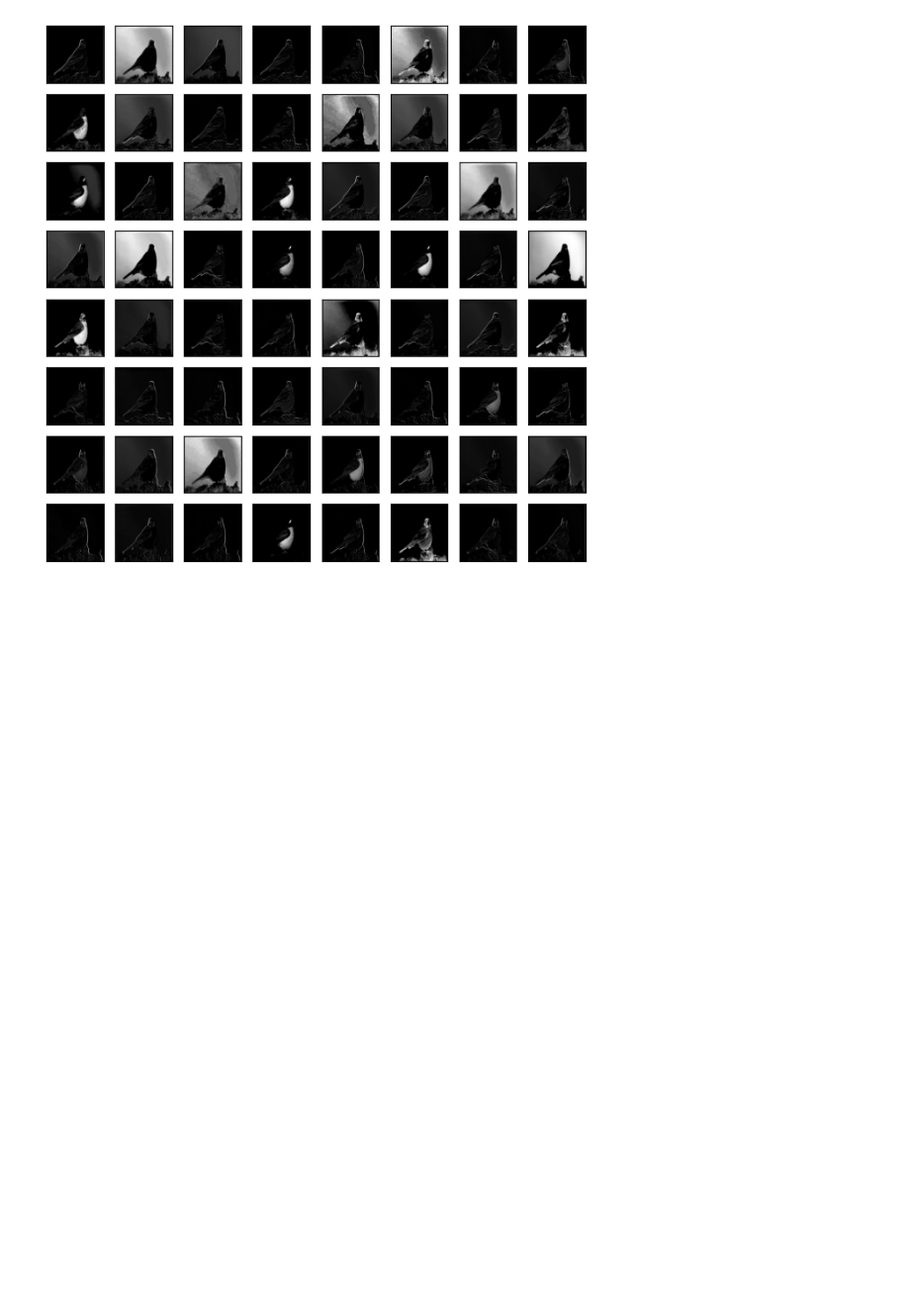
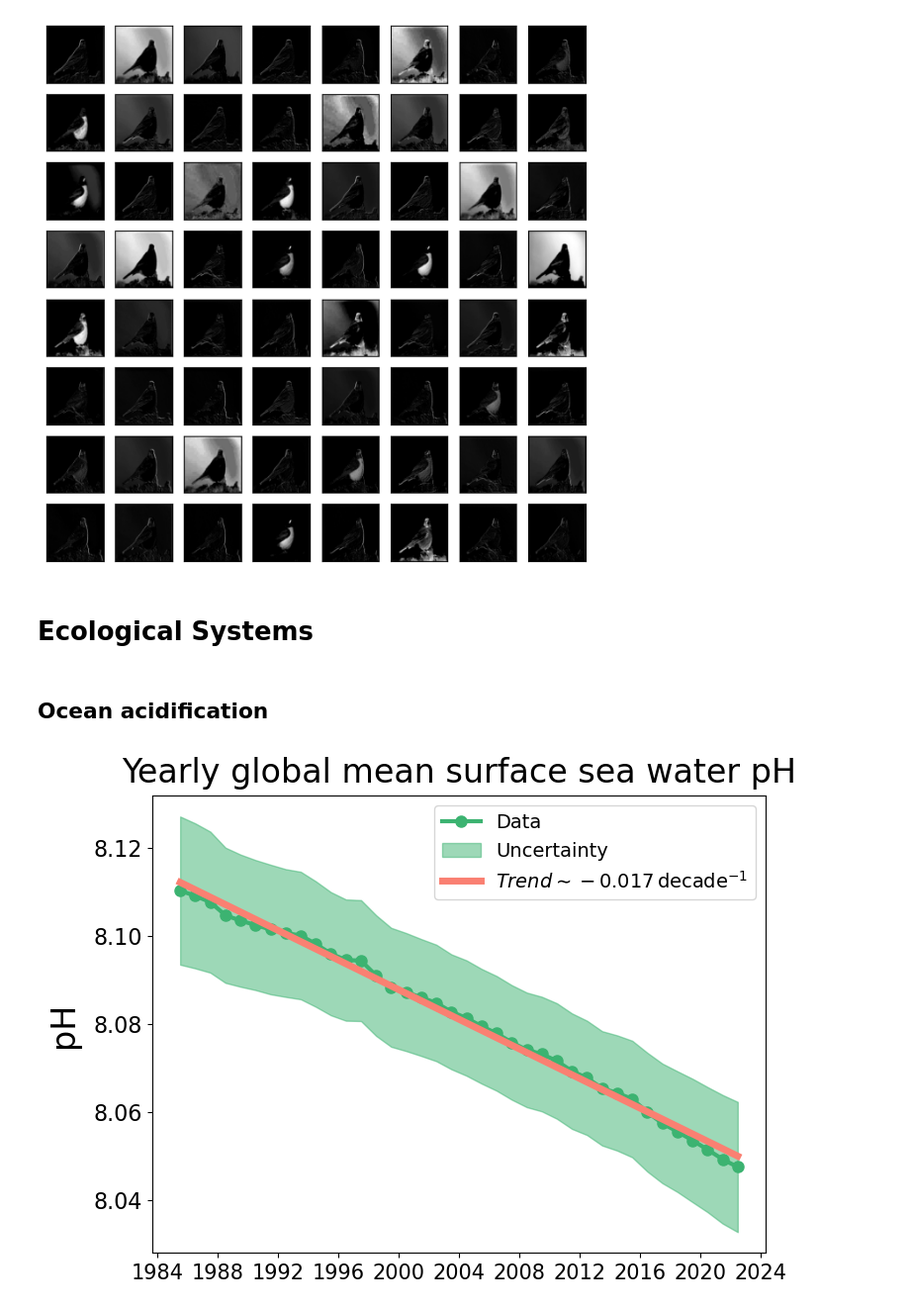
Before and after one commit to agimenezromero/PhD-thesis, a Jupyter notebook: Plots.ipynb, the cells around one changed output. Shown at 99% size. Saved outputs shown, nothing was run; the diff lists cells and outputs as text; code cells hidden in the pictures; blank space fills up the shorter version.

```diff
--- a/Plots.ipynb
+++ b/Plots.ipynb
@@ -626,3 +626,7 @@ for _ in range(square):
 WARNING:tensorflow:6 out of the last 6 calls to <function Model.make_predict_function.<locals>.predict_function at 0x...> triggered tf.function retracing. Tracing is expensive and the excessive number ...
 1/1 [==============================] - 0s 30ms/step
 [figure]
+# %% [markdown]
+# Ecological Systems
+# %% [markdown]
+## Ocean acidification
@@ -628,0 +637,38 @@ WARNING:tensorflow:6 out of the last 6 calls to <function Model.make_predict_fun
+# %%
+data = xr.open_dataset("/home/alex/Downloads/ph_data.nc")
+
+ph = data["ph"].values
+time = data["time"].values
+uncertainty = data["ph_uncertainty"].values
+
+time_years = (time - time[0]).astype("timedelta64[D]").astype(int) / 365
+
+slope, intercept, r_value, p_value, std_err = linregress(time_years, ph)
+
+plt.figure(figsize=(8, 6))
+
+plt.plot(time, ph, color="mediumseagreen", lw=3, marker="o", markersize=8, label="Data")
+
+plt.fill_between(
+    time, ph - uncertainty, ph + uncertainty, color="mediumseagreen", alpha=0.5, label="Uncertainty"
+)
+
+plt.plot(
+    time,
+    slope * time_years + intercept,
+    color="salmon",
+    lw=5,
+    label=r"$Trend\sim %.3f \, \mathrm{decade}^{-1}$" %(slope * 10),
+)
+
+plt.ylabel(r'pH', fontsize=24, labelpad=10)
+
+plt.title('Yearly global mean surface sea water pH', fontsize=24, pad=10)
+
+plt.xticks(fontsize=15)
+
+plt.legend(fontsize=14)
+
+plt.savefig("Ocean_acidification.pdf", dpi=300, bbox_inches="tight")
+# %% [output]
+[figure, added]
```
Also changed, not shown: parts of 2 cells of this notebook, 7 other files.
